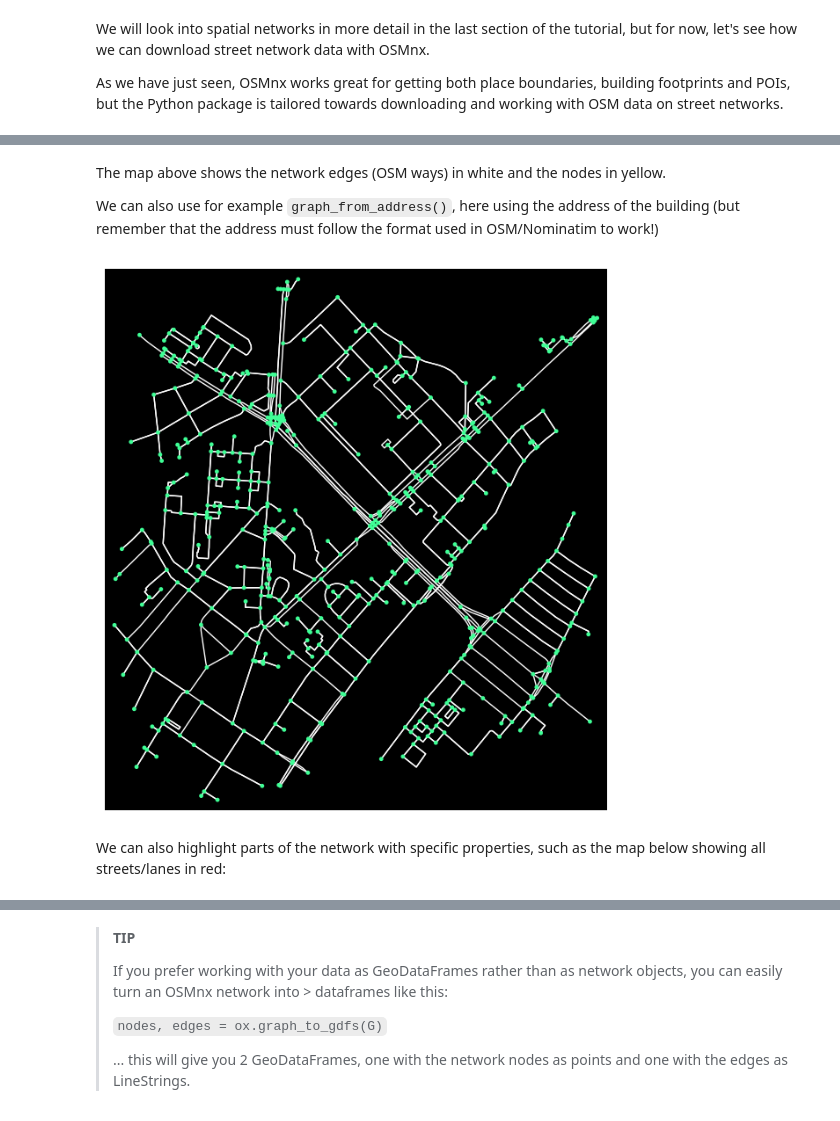
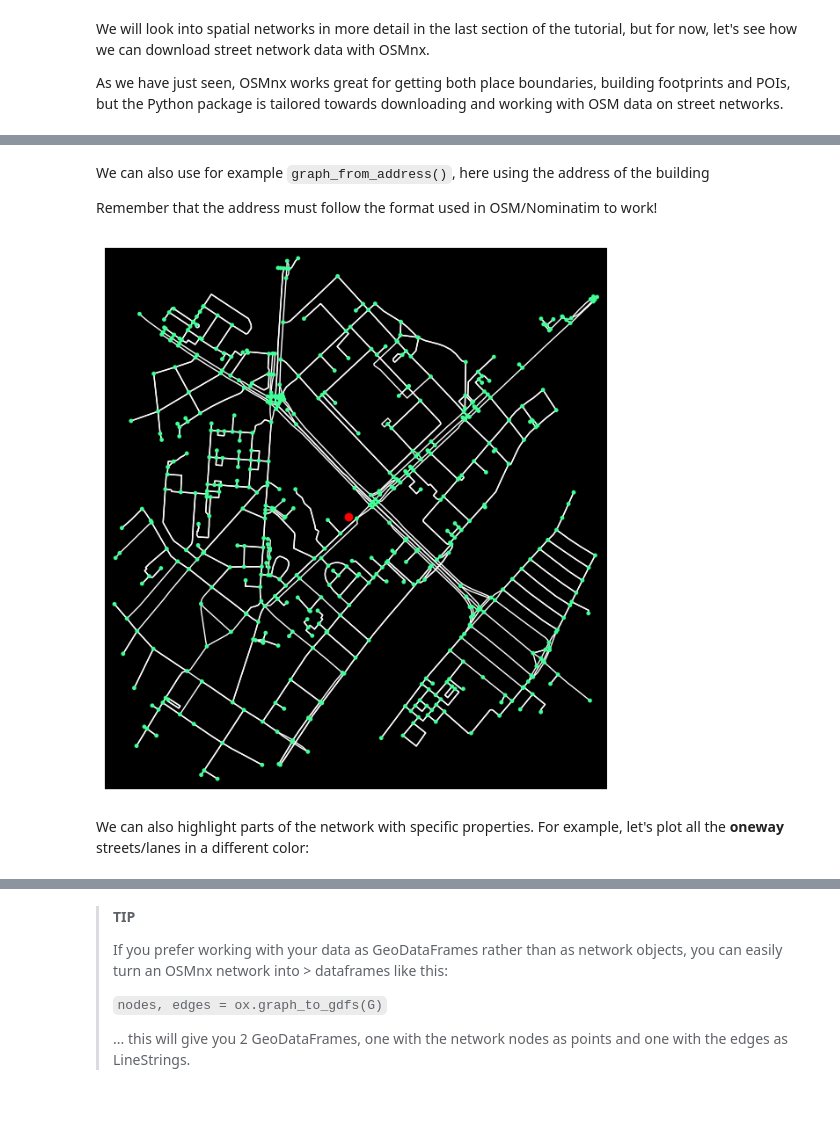
Before and after one commit to NERDSITU/gdstutorial, a Jupyter notebook: part3/part3openstreetmap.ipynb, the cells around one changed output, grey strips where cells are left out. Drawn from its saved outputs; the diff is of its cells as text; code cells hidden in the pictures.

```diff
--- a/part3/part3openstreetmap.ipynb
+++ b/part3/part3openstreetmap.ipynb
@@ -223,22 +253,29 @@ ox.plot_graph(
 # %% [markdown]
-The map above shows the network edges (OSM ways) in white and the nodes in yellow.
+We can also use for example `graph_from_address()`, here using the address of the building
 
-We can also use for example `graph_from_address()`, here using the address of the building (but remember that the address must follow the format used in OSM/Nominatim to work!)
+Remember that the address must follow the format used in OSM/Nominatim to work!
 # %%
-# network from address, including only nodes within 1km along the network from the address
+# network from address, including only nodes within 1km along the network from the address®
 G_bike = ox.graph_from_address(
     address="3 Blegdamsvej, Copenhagen",
     dist=1000,
     dist_type="network",
     network_type="bike",  # this time getting all streets and paths where biking is allowed
 )
-
-ox.plot_graph(
-    G_bike, node_color="#3fff96", bgcolor="black", edge_color="white", node_size=12
-);
-# %% [output]
-[figure, removed]
+# %%
+fig, ax = plt.subplots(figsize=(8, 8))
+ax.set_facecolor("black")
+
+ax.plot(location_point[1], location_point[0], 'ro')
+# our point coordinate location
+
+ox.plot_graph(
+    G_bike, ax=ax, node_color="#3fff96", bgcolor="black", edge_color="white", node_size=12
+);
+# %% [output]
+[figure, added]
 # %% [markdown]
-We can also highlight parts of the network with specific properties, such as the map below showing all streets/lanes in red:
+We can also highlight parts of the network with specific properties.
+For example, let's plot all the **oneway** streets/lanes in a different color:
 # %%
 G = ox.graph_from_point(
```
Also changed, not shown: parts of 27 cells of this notebook, 2 other files.
